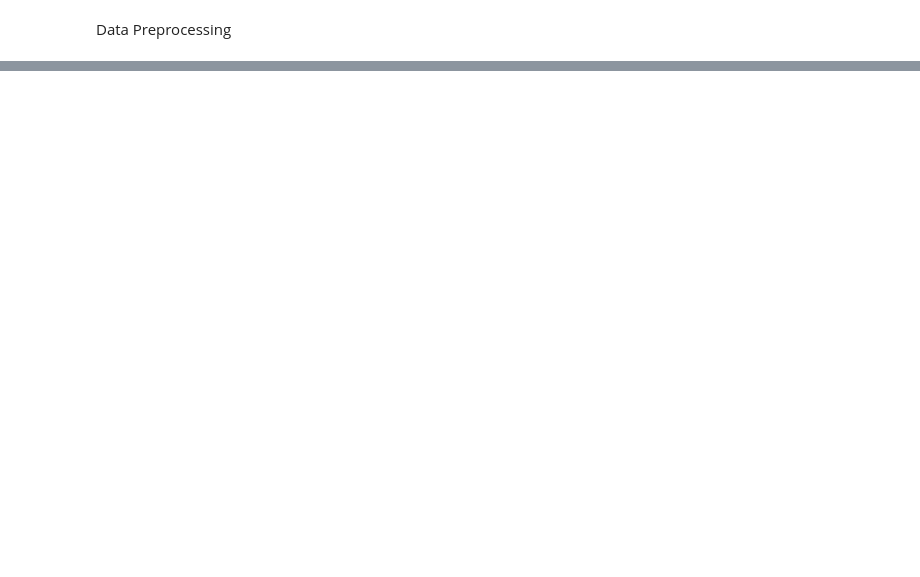
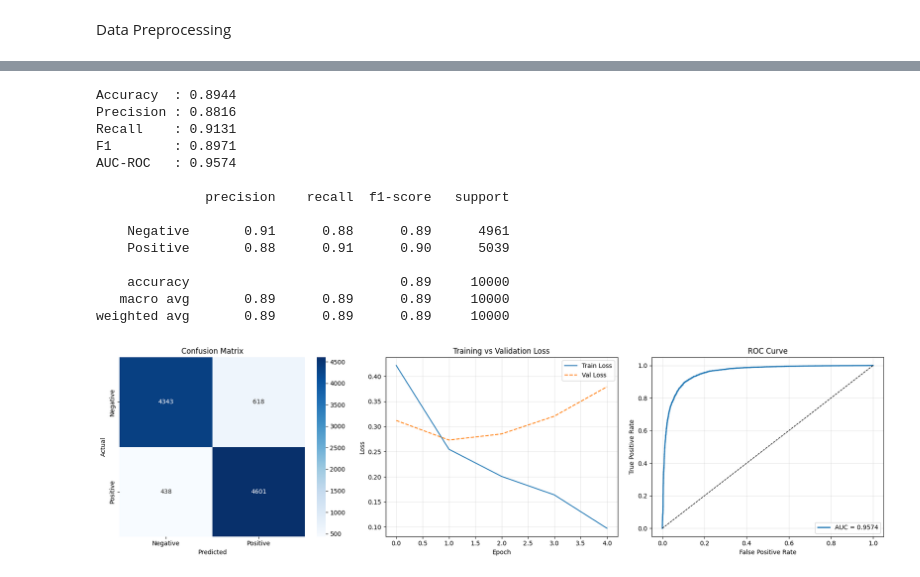
Before and after one commit to RyderSab/CS-171_Project, a Jupyter notebook: CS_171_Project.ipynb, the cells around one changed output, grey strips where cells are left out. Cells and saved outputs as stored; diff of their text form; code cells hidden in the pictures; blank space fills up the shorter version.

```diff
--- a/CS_171_Project.ipynb
+++ b/CS_171_Project.ipynb
@@ -155,0 +336,2 @@ plt.show()
+# %%
+BiLSTM_light, BiLSTM_light_history, X_test, y_test = train_models(model_type='BiLSTM_light')
@@ -155,0 +353,18 @@ plt.show()
+# %%
+BiLSTM_light_eval = model_evaluation(BiLSTM_light, BiLSTM_light_history, X_test, y_test)
+# %% [output]
+Accuracy  : 0.8944
+Precision : 0.8816
+Recall    : 0.9131
+F1        : 0.8971
+AUC-ROC   : 0.9574
+
+              precision    recall  f1-score   support
+
+    Negative       0.91      0.88      0.89      4961
+    Positive       0.88      0.91      0.90      5039
+
+    accuracy                           0.89     10000
+   macro avg       0.89      0.89      0.89     10000
+weighted avg       0.89      0.89      0.89     10000
+[figure, added]
```
Also changed, not shown: parts of 26 cells of this notebook.
